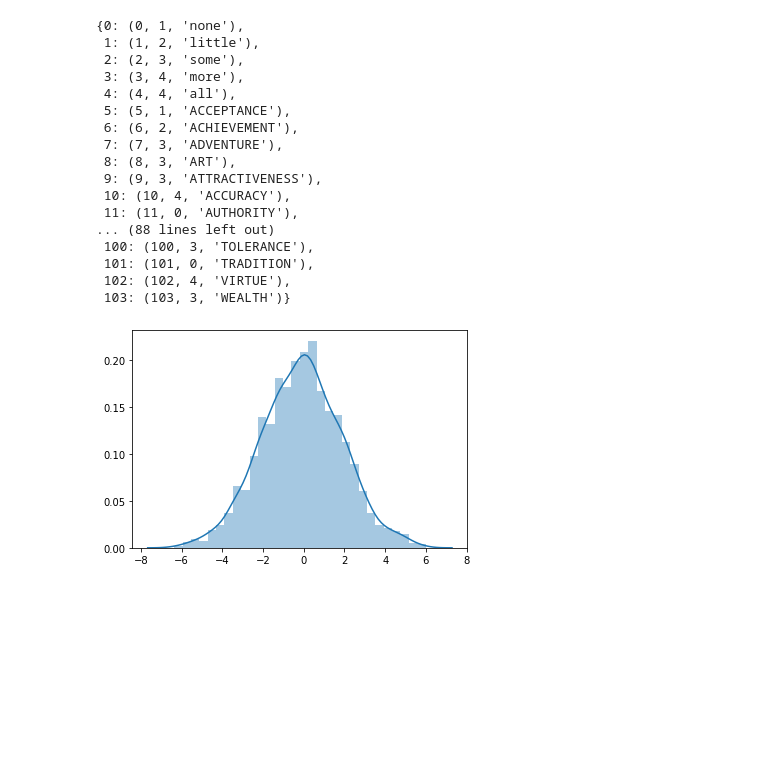
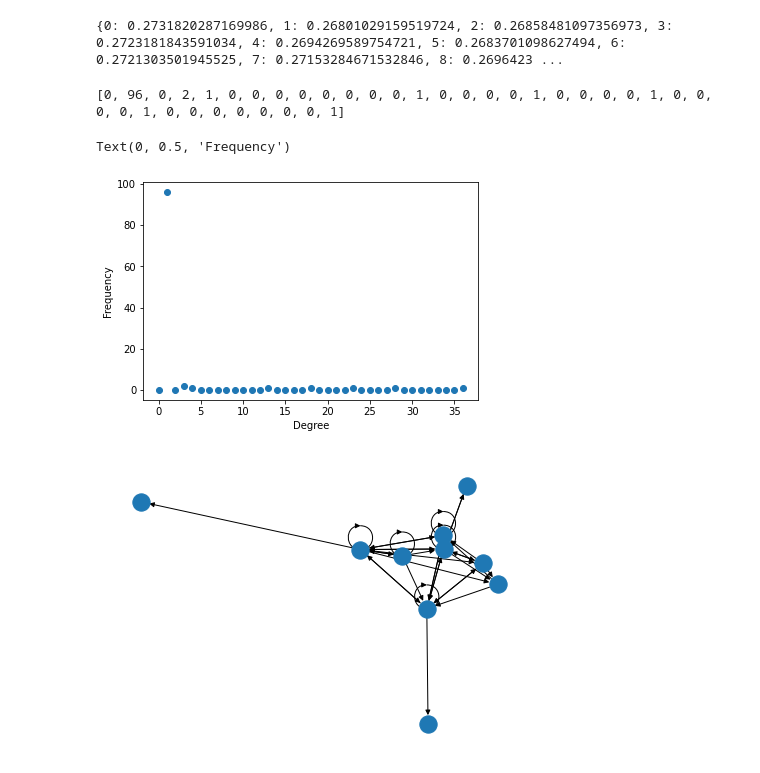
Before and after one commit to LilaShiba/aiValuesConstruct, a Jupyter notebook: dataAnalysis.ipynb, the cells around one changed output. Cells and saved outputs as stored; diff of their text form; code cells hidden in the pictures; blank space fills up the shorter version.

Commit message:
graph practice

```diff
--- a/dataAnalysis.ipynb
+++ b/dataAnalysis.ipynb
@@ -91,40 +202,45 @@ nx.draw(G1)
+# %%
+#Clustering Coefficient
+c = nx.clustering(G3)
+print(c)
+# %% [output]
+{0: 0.2731820287169986, 1: 0.26801029159519724, 2: 0.26858481097356973, 3: 0.2723181843591034, 4: 0.2694269589754721, 5: 0.2683701098627494, 6: 0.2721303501945525, 7: 0.27153284671532846, 8: 0.2696423 ...
+# %%
+
+degree_freq = nx.degree_histogram(G2)
+print(degree_freq)
+degrees = range(len(degree_freq))
+#plt.figure(figsize=(12, 8))
+plt.scatter(x=degrees,y=degree_freq)
+plt.xlabel('Degree')
+plt.ylabel('Frequency')
+# %% [output]
+[0, 96, 0, 2, 1, 0, 0, 0, 0, 0, 0, 0, 0, 1, 0, 0, 0, 0, 1, 0, 0, 0, 0, 1, 0, 0, 0, 0, 1, 0, 0, 0, 0, 0, 0, 0, 1]
+Text(0, 0.5, 'Frequency')
+[figure, added]
 # %%
 # passing in normally distributed training samples
 # S = [ (0,value 0), (1,value1), (0.5, value1), ... Nth]
 # S`= [value 0`, value 1`]
 
-z = np.random.normal(loc=0, scale=2, size=(1000, 2))
-#sns.distplot(z)
+z = np.random.normal(loc=0, scale=2, size=(100)).tolist()
+y = np.random.normal(loc=0, scale=2, size=(100)).tolist()
 
-G = nx.DiGraph(adjDictValue)
+zy = [(int(i),int(j) )for i,j in zip(z,y)]
+# sns.distplot(z)
+# sns.distplot(y)
+# sns.distplot(zy)
+G = nx.DiGraph()
+G.add_edges_from(zy)
+nx.draw(G)
 
 def feel_baseLayer(data:list, layer:object) -> object:
     # python >= 3.9 = layer | data
     # newCol = df['lvl'].to_numpy()
     # newCol = [[x] for x in newCol]
     # df['lvl'] = newCol
 
     updated_layer = {**layer, **data}
     return updated_layer
-
-
-feel_baseLayer(adjDictValue, adjDictValue)
 # %% [output]
-{0: (0, 1, 'none'),
- 1: (1, 2, 'little'),
- 2: (2, 3, 'some'),
- 3: (3, 4, 'more'),
- 4: (4, 4, 'all'),
- 5: (5, 1, 'ACCEPTANCE'),
- 6: (6, 2, 'ACHIEVEMENT'),
- 7: (7, 3, 'ADVENTURE'),
- 8: (8, 3, 'ART'),
- 9: (9, 3, 'ATTRACTIVENESS'),
- 10: (10, 4, 'ACCURACY'),
- 11: (11, 0, 'AUTHORITY'),
-... (88 lines left out)
- 100: (100, 3, 'TOLERANCE'),
- 101: (101, 0, 'TRADITION'),
- 102: (102, 4, 'VIRTUE'),
- 103: (103, 3, 'WEALTH')}
-[figure, old version]
+[figure, new version]
```
Also changed, not shown: parts of 18 cells of this notebook.
